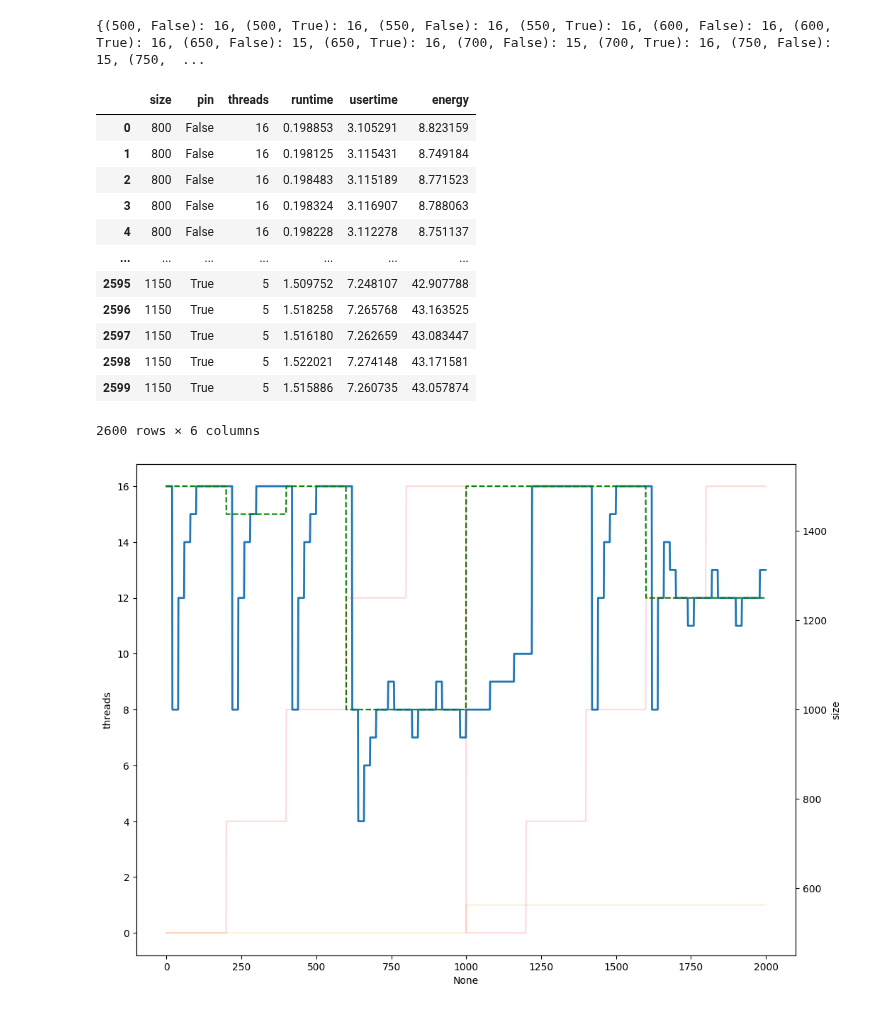
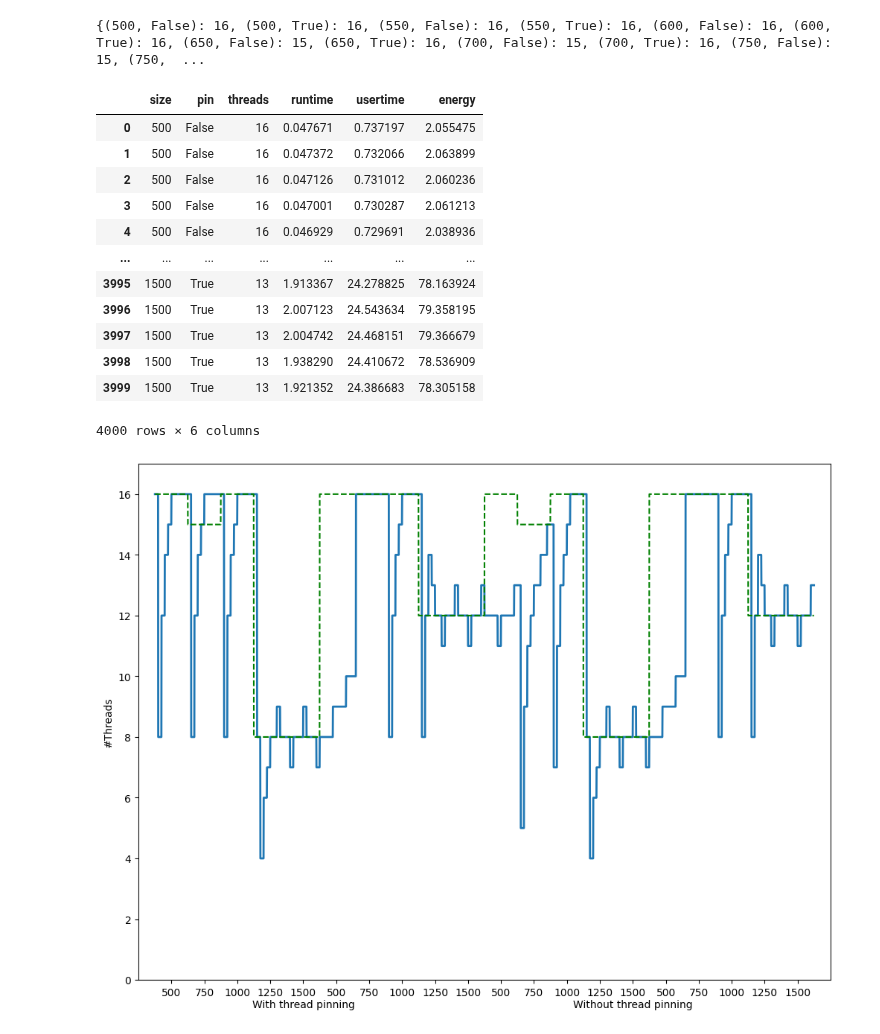
Before and after one commit to JordyAaldering/ecodynamic, a Jupyter notebook: adapt.ipynb, the cells around one changed output. Drawn from its saved outputs; the diff is of its cells as text; code cells hidden in the pictures.

Commit message:
adapt_slow

```diff
--- a/adapt.ipynb
+++ b/adapt.ipynb
@@ -17,40 +17,46 @@ print(optimum)
 # %%
 fast = pd.read_csv('data/adapt_fast.csv')
 slow = pd.read_csv('data/adapt_slow.csv')
-slow
+fast
 # %% [output]
 |  | size | pin | threads | runtime | usertime | energy |
-| 0 | 800 | False | 16 | 0.198853 | 3.105291 | 8.823159 |
-| 1 | 800 | False | 16 | 0.198125 | 3.115431 | 8.749184 |
-| 2 | 800 | False | 16 | 0.198483 | 3.115189 | 8.771523 |
-| 3 | 800 | False | 16 | 0.198324 | 3.116907 | 8.788063 |
-| 4 | 800 | False | 16 | 0.198228 | 3.112278 | 8.751137 |
+| 0 | 500 | False | 16 | 0.047671 | 0.737197 | 2.055475 |
+| 1 | 500 | False | 16 | 0.047372 | 0.732066 | 2.063899 |
+| 2 | 500 | False | 16 | 0.047126 | 0.731012 | 2.060236 |
+| 3 | 500 | False | 16 | 0.047001 | 0.730287 | 2.061213 |
+| 4 | 500 | False | 16 | 0.046929 | 0.729691 | 2.038936 |
 | ... | ... | ... | ... | ... | ... | ... |
-| 2595 | 1150 | True | 5 | 1.509752 | 7.248107 | 42.907788 |
-| 2596 | 1150 | True | 5 | 1.518258 | 7.265768 | 43.163525 |
-| 2597 | 1150 | True | 5 | 1.516180 | 7.262659 | 43.083447 |
-| 2598 | 1150 | True | 5 | 1.522021 | 7.274148 | 43.171581 |
-| 2599 | 1150 | True | 5 | 1.515886 | 7.260735 | 43.057874 |
+| 3995 | 1500 | True | 13 | 1.913367 | 24.278825 | 78.163924 |
+| 3996 | 1500 | True | 13 | 2.007123 | 24.543634 | 79.358195 |
+| 3997 | 1500 | True | 13 | 2.004742 | 24.468151 | 79.366679 |
+| 3998 | 1500 | True | 13 | 1.938290 | 24.410672 | 78.536909 |
+| 3999 | 1500 | True | 13 | 1.921352 | 24.386683 | 78.305158 |
-2600 rows × 6 columns
+4000 rows × 6 columns
 # %%
 fast['optimum'] = fast.apply(lambda x: optimum[(x['size'], x['pin'])], axis=1)
 slow['optimum'] = slow.apply(lambda x: optimum[(x['size'], x['pin'])], axis=1)
 # %%
-plt.figure(figsize=(12,9))
+fig = plt.figure(figsize=(12,9))
+fig.tight_layout()
 
 x = fast.index
 
 ax = sns.lineplot(x=x, y=fast['threads'], linewidth=2)
 sns.lineplot(x=x, y=fast['optimum'], color='g', linestyle='--', ax=ax)
 
-sns.lineplot(x=x, y=fast['pin'], color='orange', alpha=0.15, ax=ax)
+xticks = list(range(100, len(fast), 200))
+xlabels = [f'{'' if i % 2 == 0 else ''}{fast['size'][x]}' for i, x in enumerate(xticks)]
+xlabels[4] += '\nWith thread pinning'
+xlabels[14] += '\nWithout thread pinning'
+ax.set_xticks(xticks, labels=xlabels)
 
-ax2 = ax.twinx()
+ax.set_xlabel('')
+ax.set_ylabel('#Threads')
+ax.set_xlim((-100,len(fast)+100))
+ax.set_ylim((0,17))
 
-sns.lineplot(x=x, y=fast['size'], color='r', alpha=0.15, ax=ax2)
-
-plt.savefig('images/adapt_fast.png')
+fig.savefig('images/adapt_fast.png', bbox_inches='tight')
 plt.show()
 # %% [output]
-[figure, old version]
+[figure, new version]
 # %%
```
Also changed, not shown: parts of 3 cells of this notebook, 4 other files.
